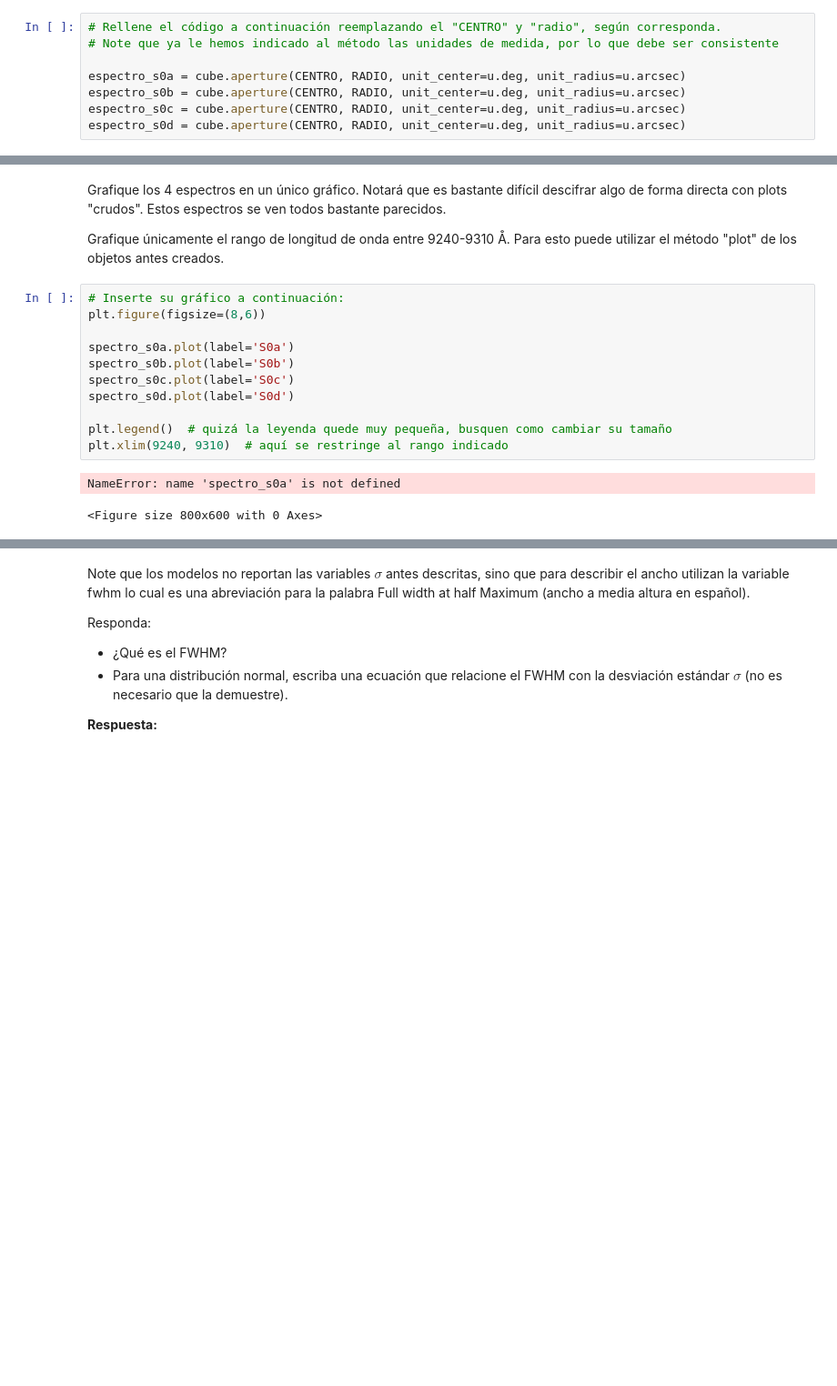
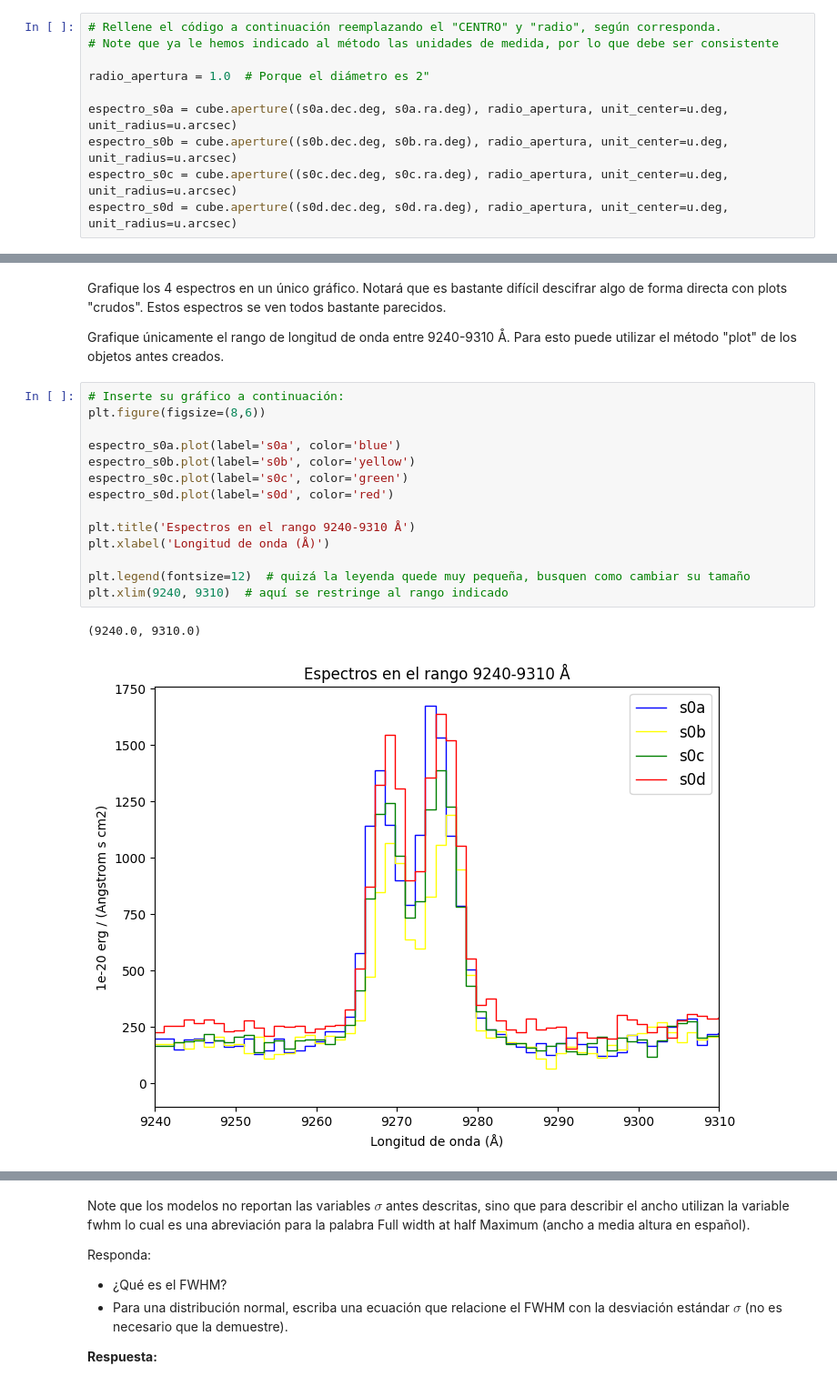
Before and after one commit to Xavier204/Tarea-4, a Jupyter notebook: Tarea4.ipynb, the cells around one changed output, grey strips where cells are left out. Shown at 91% size. Saved outputs shown, nothing was run; the diff lists cells and outputs as text; blank space fills up the shorter version.

```diff
--- a/Tarea4.ipynb
+++ b/Tarea4.ipynb
@@ -251,7 +251,9 @@ Un pequeño hint: el centro debe ser de la forma (dec, ra) y cada coordenada con
 # Rellene el código a continuación reemplazando el "CENTRO" y "radio", según corresponda.
 # Note que ya le hemos indicado al método las unidades de medida, por lo que debe ser consistente
 
-espectro_s0a = cube.aperture(CENTRO, RADIO, unit_center=u.deg, unit_radius=u.arcsec)
-espectro_s0b = cube.aperture(CENTRO, RADIO, unit_center=u.deg, unit_radius=u.arcsec)
-espectro_s0c = cube.aperture(CENTRO, RADIO, unit_center=u.deg, unit_radius=u.arcsec)
-espectro_s0d = cube.aperture(CENTRO, RADIO, unit_center=u.deg, unit_radius=u.arcsec)
+radio_apertura = 1.0  # Porque el diámetro es 2"
+
+espectro_s0a = cube.aperture((s0a.dec.deg, s0a.ra.deg), radio_apertura, unit_center=u.deg, unit_radius=u.arcsec)
+espectro_s0b = cube.aperture((s0b.dec.deg, s0b.ra.deg), radio_apertura, unit_center=u.deg, unit_radius=u.arcsec)
+espectro_s0c = cube.aperture((s0c.dec.deg, s0c.ra.deg), radio_apertura, unit_center=u.deg, unit_radius=u.arcsec)
+espectro_s0d = cube.aperture((s0d.dec.deg, s0d.ra.deg), radio_apertura, unit_center=u.deg, unit_radius=u.arcsec)
@@ -263,17 +274,20 @@ Para esto puede utilizar el método "plot" de los objetos antes creados.
 # %%
 # Inserte su gráfico a continuación:
 plt.figure(figsize=(8,6))
 
-spectro_s0a.plot(label='S0a')
-spectro_s0b.plot(label='S0b')
-spectro_s0c.plot(label='S0c')
-spectro_s0d.plot(label='S0d')
+espectro_s0a.plot(label='s0a', color='blue')
+espectro_s0b.plot(label='s0b', color='yellow')
+espectro_s0c.plot(label='s0c', color='green')
+espectro_s0d.plot(label='s0d', color='red')
 
-plt.legend()  # quizá la leyenda quede muy pequeña, busquen como cambiar su tamaño
+plt.title('Espectros en el rango 9240-9310 Å')
+plt.xlabel('Longitud de onda (Å)')
+
+plt.legend(fontsize=12)  # quizá la leyenda quede muy pequeña, busquen como cambiar su tamaño
 plt.xlim(9240, 9310)  # aquí se restringe al rango indicado
 # %% [output]
-NameError: name 'spectro_s0a' is not defined
+(9240.0, 9310.0)
-<Figure size 800x600 with 0 Axes>
+[figure, added]
 # %% [markdown]
 
 Notará que hay una emisión bastante clara con 2 máximos, uno detrás de otro.
```
Also changed, not shown: parts of 8 cells of this notebook.
